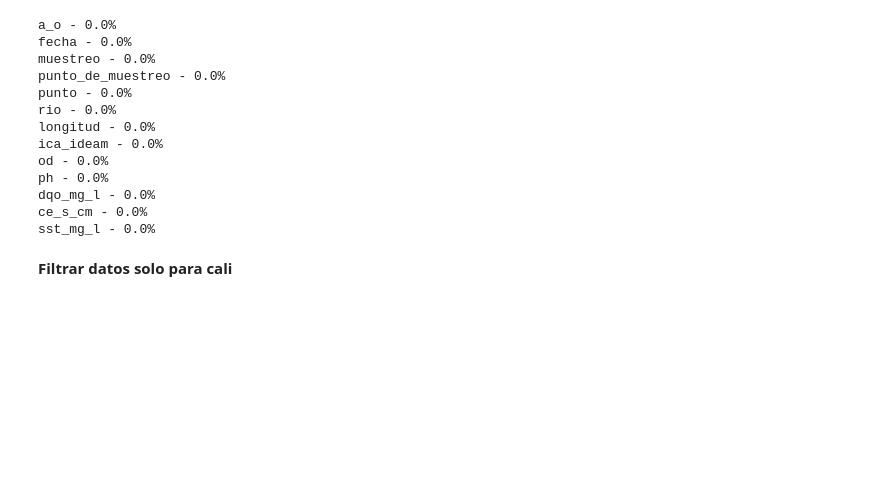
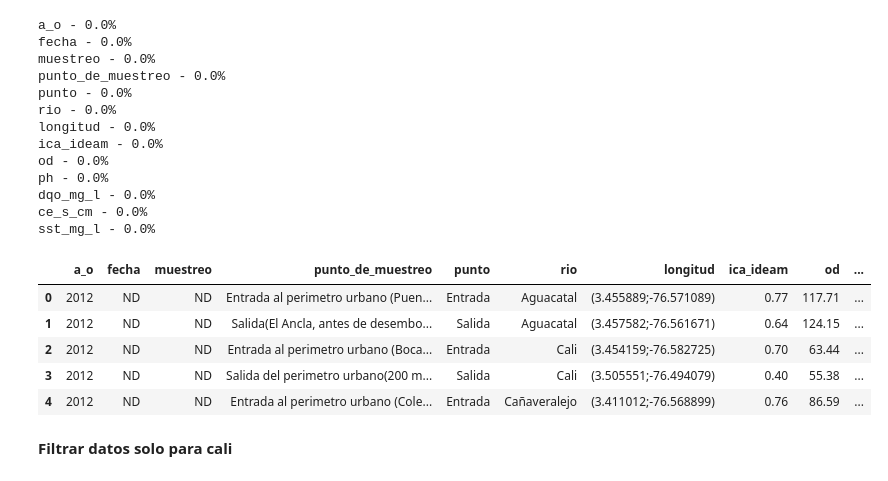
Before and after one commit to waltermayor/rescityUAO, a Jupyter notebook: PreprocesamientoDeDatos.ipynb, the cells around one changed output. Drawn from its saved outputs; the diff is of its cells as text; code cells hidden in the pictures; blank space fills up the shorter version.

```diff
--- a/PreprocesamientoDeDatos.ipynb
+++ b/PreprocesamientoDeDatos.ipynb
@@ -677,5 +669,14 @@ ph - 0.0%
 dqo_mg_l - 0.0%
 ce_s_cm - 0.0%
 sst_mg_l - 0.0%
+# %%
+dataAll.head()
+# %% [output]
+|  | a_o | fecha | muestreo | punto_de_muestreo | punto | rio | longitud | ica_ideam | od | ... |
+| 0 | 2012 | ND | ND | Entrada al perimetro urbano (Puen... | Entrada | Aguacatal | (3.455889;-76.571089) | 0.77 | 117.71 | ... |
+| 1 | 2012 | ND | ND | Salida(El Ancla, antes de desembo... | Salida | Aguacatal | (3.457582;-76.561671) | 0.64 | 124.15 | ... |
+| 2 | 2012 | ND | ND | Entrada al perimetro urbano (Boca... | Entrada | Cali | (3.454159;-76.582725) | 0.70 | 63.44 | ... |
+| 3 | 2012 | ND | ND | Salida del perimetro urbano(200 m... | Salida | Cali | (3.505551;-76.494079) | 0.40 | 55.38 | ... |
+| 4 | 2012 | ND | ND | Entrada al perimetro urbano (Cole... | Entrada | Cañaveralejo | (3.411012;-76.568899) | 0.76 | 86.59 | ... |
 # %% [markdown]
 **Filtrar datos solo para cali**
```
Also changed, not shown: parts of 14 cells of this notebook.
